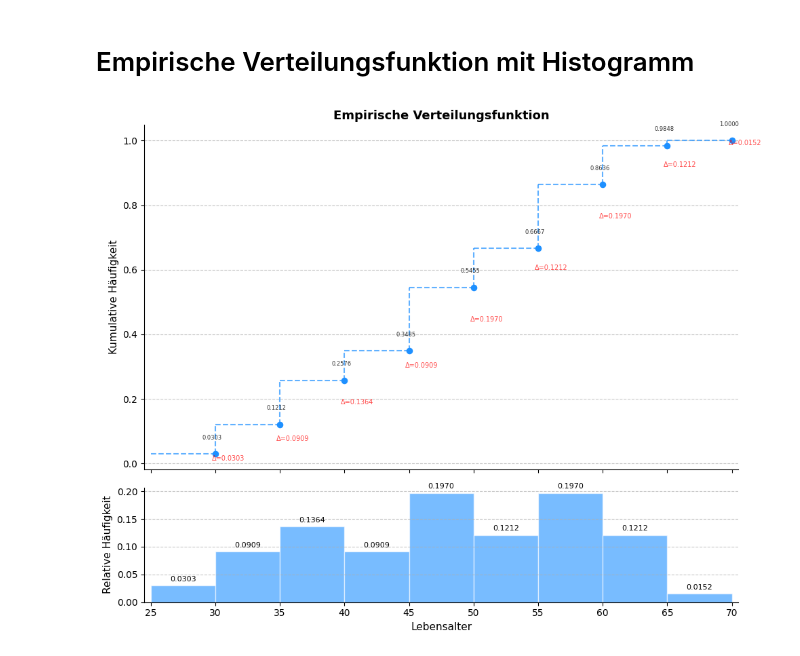
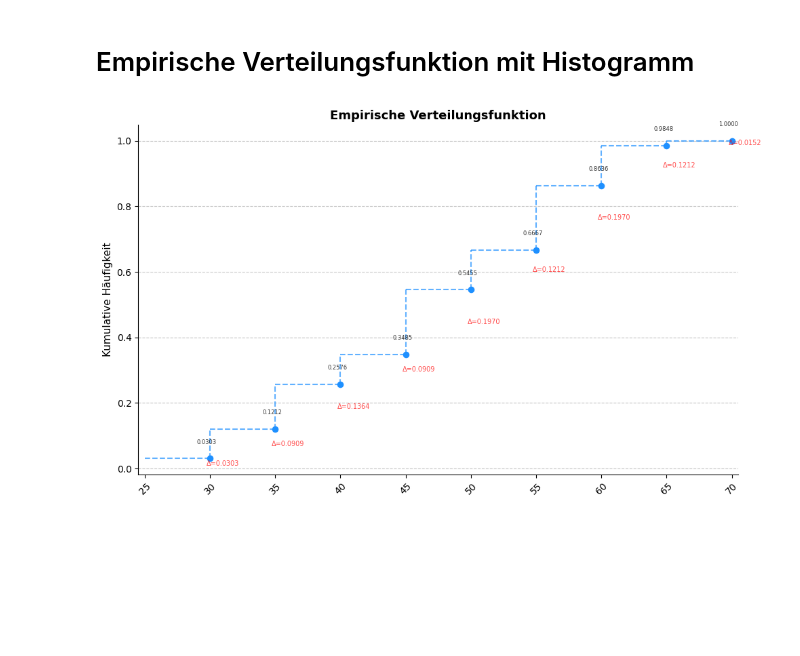
Before and after one commit to StatsTeam/statistik, a Jupyter notebook: tools/EVF/empirische_verteilungsfunktion.ipynb, the cells around one changed output. Saved outputs shown, nothing was run; the diff lists cells and outputs as text; code cells hidden in the pictures; blank space fills up the shorter version.

```diff
--- a/tools/EVF/empirische_verteilungsfunktion.ipynb
+++ b/tools/EVF/empirische_verteilungsfunktion.ipynb
@@ -107,17 +141,17 @@ def plot_empirical_cdf_with_histogram(data, class_bins, xlabel="Wert", ylabel="K
 # %%
 # Daten und Klassenbins
 data = [
     31, 43, 45, 32, 54, 55, 47, 44, 56, 34,
     35, 56, 29, 46, 59, 46, 48, 45, 59, 32,
     29, 54, 41, 52, 60, 47, 64, 62, 48, 34,
     60, 46, 39, 66, 59, 38, 50, 64, 56,
     35, 44, 43, 55, 46, 42, 56, 59, 46,
     52, 39, 34, 63, 56, 55, 64, 48, 38,
     38, 35, 37, 49, 53, 52, 61, 50, 57
 ]
 class_bins = [25, 30, 35, 40, 45, 50, 55, 60, 65, 70]
 
 # Funktion ausführen
-plot_empirical_cdf_with_histogram(data=data, class_bins=class_bins, yCoord=0.05, x_Coord_delta=1, xlabel="Lebensalter")
+plot_empirical_cdf_with_histogram(data=data, class_bins=class_bins, yCoord=0.05, x_Coord_delta=1, xlabel="Lebensalter", show_histogram=False)
 # %% [output]
-[figure, old version]
+[figure, new version]
```
Also changed, not shown: parts of 2 cells of this notebook, 1 other file.
